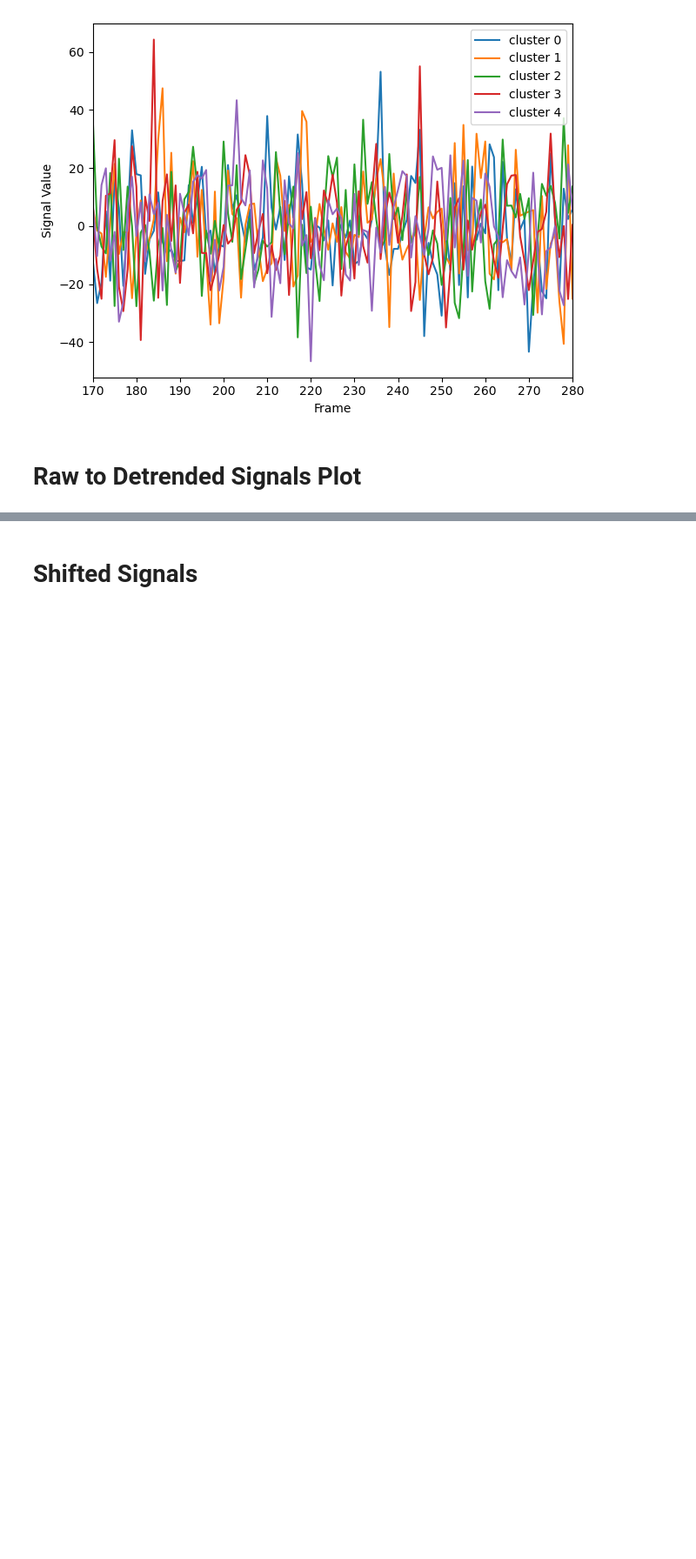
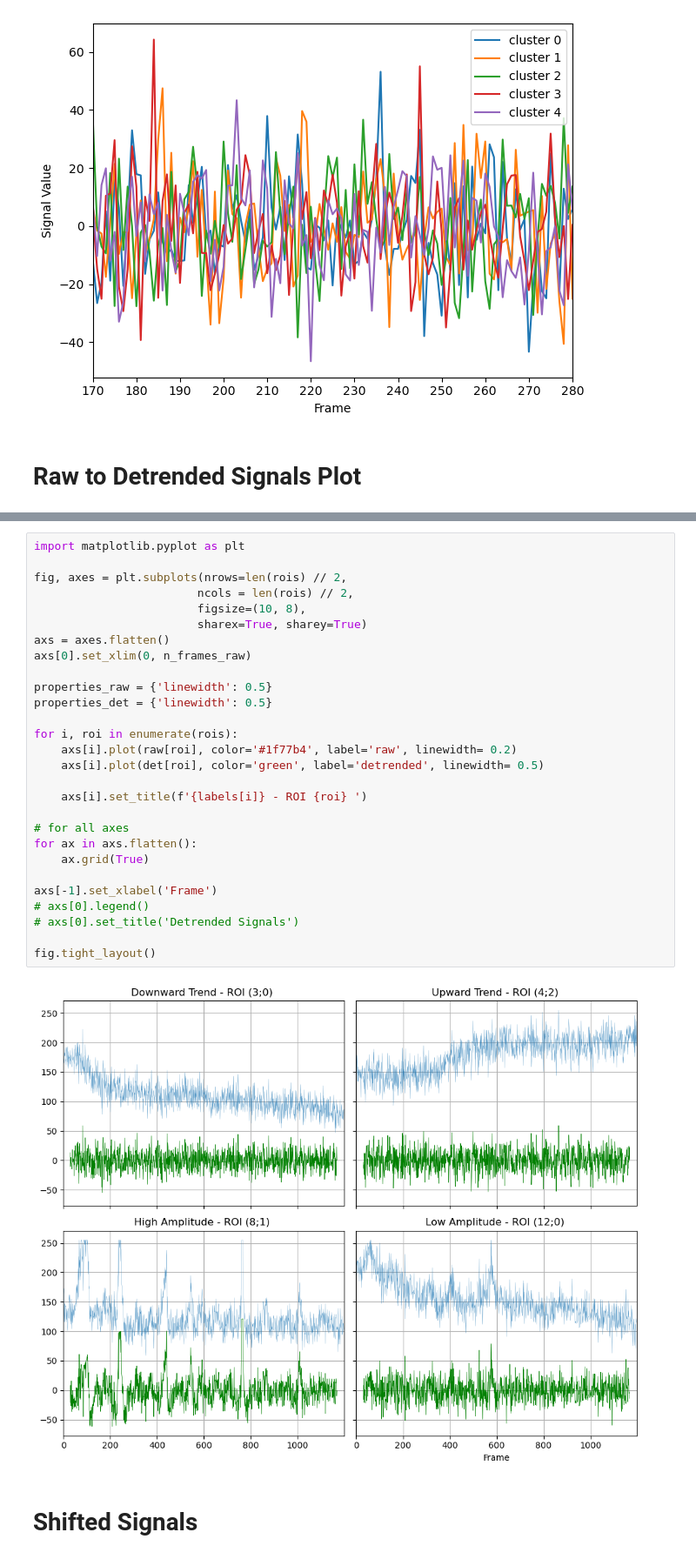
Before and after one commit to Julian-Webb/auto-cell-signal-extraction, a Jupyter notebook: notebooks/report.ipynb, the cells around one changed output, grey strips where cells are left out. Shown at 87% size. Drawn from its saved outputs; the diff is of its cells as text; blank space fills up the shorter version.

Commit message:
created images for final presentation

```diff
--- a/notebooks/report.ipynb
+++ b/notebooks/report.ipynb
@@ -164,6 +166,36 @@ axs[-1].set_xlabel('Frame')
 # %% [output]
 Text(0.5, 0, 'Frame')
 [figure]
+# %%
+import matplotlib.pyplot as plt
+
+fig, axes = plt.subplots(nrows=len(rois) // 2,
+                        ncols = len(rois) // 2,
+                        figsize=(10, 8),
+                        sharex=True, sharey=True)
+axs = axes.flatten()
+axs[0].set_xlim(0, n_frames_raw)
+
+properties_raw = {'linewidth': 0.5}
+properties_det = {'linewidth': 0.5}
+
+for i, roi in enumerate(rois):
+    axs[i].plot(raw[roi], color='#1f77b4', label='raw', linewidth= 0.2)
+    axs[i].plot(det[roi], color='green', label='detrended', linewidth= 0.5)
+
+    axs[i].set_title(f'{labels[i]} - ROI {roi} ')
+
+# for all axes
+for ax in axs.flatten():
+    ax.grid(True)
+
+axs[-1].set_xlabel('Frame')
+# axs[0].legend()
+# axs[0].set_title('Detrended Signals')
+
+fig.tight_layout()
+# %% [output]
+[figure, added]
 # %% [markdown]
 # Shifted Signals
 # %%
```
Also changed, not shown: parts of 5 cells of this notebook, 5 other files.
